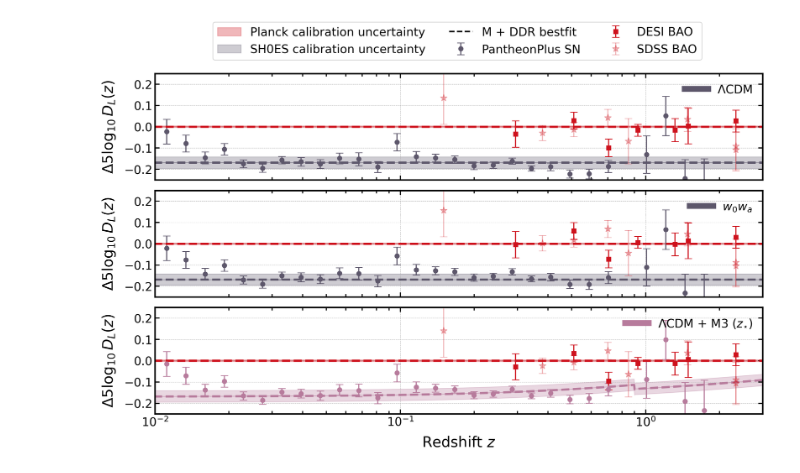
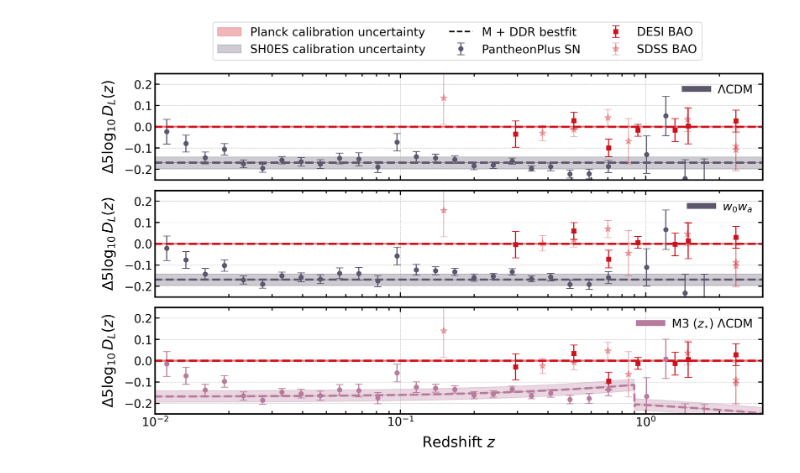
Before and after one commit to elsateixeira/class_ddr, a Jupyter notebook: DDR_FIGURES/Figure3.ipynb, the cells around one changed output. Drawn from its saved outputs; the diff is of its cells as text; code cells hidden in the pictures.

Commit message:
add figure 3 and 4

```diff
--- a/DDR_FIGURES/Figure3.ipynb
+++ b/DDR_FIGURES/Figure3.ipynb
@@ -40,7 +40,7 @@ mu_obs_SDSS=data.SDSS()
 # Define parameter values in a structured dictionary
 cosmo_param_values = {
     'eta': [0., 0., 5.],
-    'a0': [0.,0., 0.040],
+    'a0': [0.,0., -0.040],
     'a1': [0.,0., 0.026],
     'w0': [-1, -0.822, -1],
     'wa': [0,-0.77, 0.],
@@ -188,7 +188,7 @@ ii = '#7594FA' #blue
 
 #colors = [dd,cc,aa,gg,ff,hh]
 colors = [dd,dd,hh]
-labels = [r'$\Lambda$CDM',r'$w_0w_a$', r'$\Lambda$CDM + M3 ($z_{\star}$)']
+labels = [r'$\Lambda$CDM',r'$w_0w_a$', r'M3 ($z_{\star}$) $\Lambda$CDM']
 
 fig, axes = plt.subplots(3, 1, figsize=(13, 8), sharex=True)
 
@@ -216,32 +216,32 @@ for i, ax in enumerate(axes):
     # Add label
     ax.plot(z + 5, 100 * delta_mu_SN_pl[i], c='k', lw=2, ls='--', label=r'M + DDR bestfit')
 
     ax.tick_params(axis='both', which='both', labelsize=16)
     ax.xaxis.set_tick_params(which='major', size=6, width=1.5, direction='in', top=True)
     ax.xaxis.set_tick_params(which='minor', size=4, width=1.5, direction='in', top=True)
     ax.yaxis.set_tick_params(which='major', size=6, width=1.5, direction='in', right=True)
     ax.yaxis.set_tick_params(which='minor', size=4, width=1.5, direction='in', right=True)
 
     ax.set_xlim(0.01, 3)
     ax.set_ylim(-0.25, 0.25)  # Y-axis limit updated
     ax.set_yticks([-0.2, -0.1, 0, 0.1, 0.2])  # Set specific ticks at -0.2, -0.1, 0, 0.1, 0.2 (to evaluate)
 
     # Set individual model labels
     handle = ax.plot([], [], color=colors[i], lw=8, label=labels[i])[0]
     ax.legend([handle], [labels[i]], loc='upper right', fontsize=16, frameon=False)
 
 # Set x-label only for the last subplot
 axes[-1].set_xlabel(r'Redshift $z$', size=20, labelpad=10)
 
 plt.rcParams['font.size'] = 14
 plt.rcParams['axes.linewidth'] = 2
 handles, labels = axes[0].get_legend_handles_labels()
 new_handles = [handles[0],handles[1],handles[2],handles[4],handles[5],handles[6]]
 new_labels = [labels[0],labels[1],labels[2],labels[4],labels[5],labels[6]]
 fig.legend(new_handles, new_labels, loc='upper center', ncol=3, fontsize=16, frameon=True,bbox_to_anchor=(0.038, 1.01, 1, 0.05))
 fig.tight_layout(rect=[0, 0, 1, 0.95])  # Leaves space for the legend
 fig.subplots_adjust(hspace=0.1)  # Increased hspace for more spacing between subplots
-plt.savefig('sn_bao_m3_noprior_panels.pdf', transparent=True)
+plt.savefig('sn_bao_m3_noprior_panels.pdf', transparent=True, bbox_inches='tight', pad_inches=0.1)
 plt.show()
 # %% [output]
-[figure, old version]
+[figure, new version]
```
Also changed, not shown: 5 other files.
